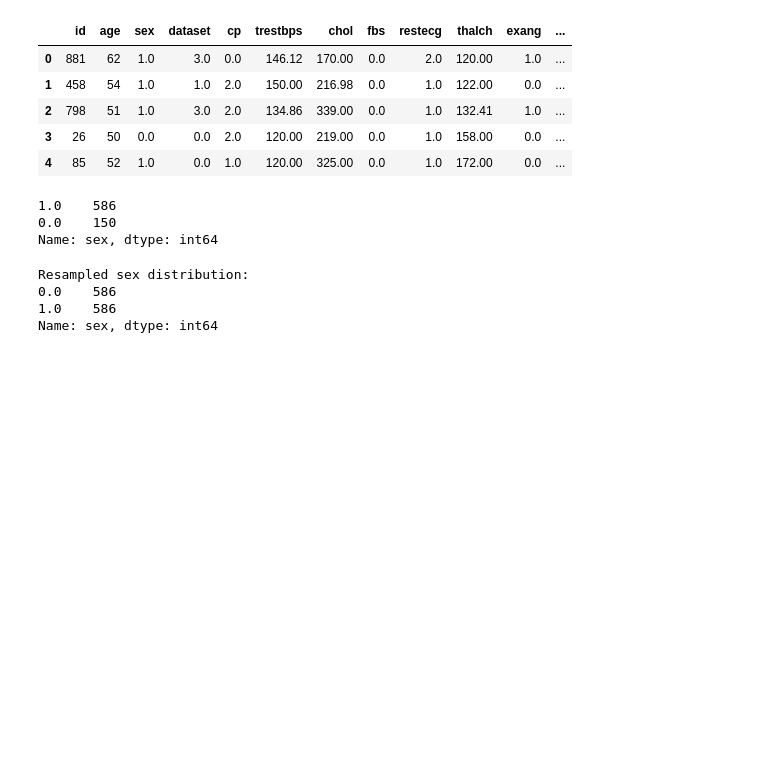
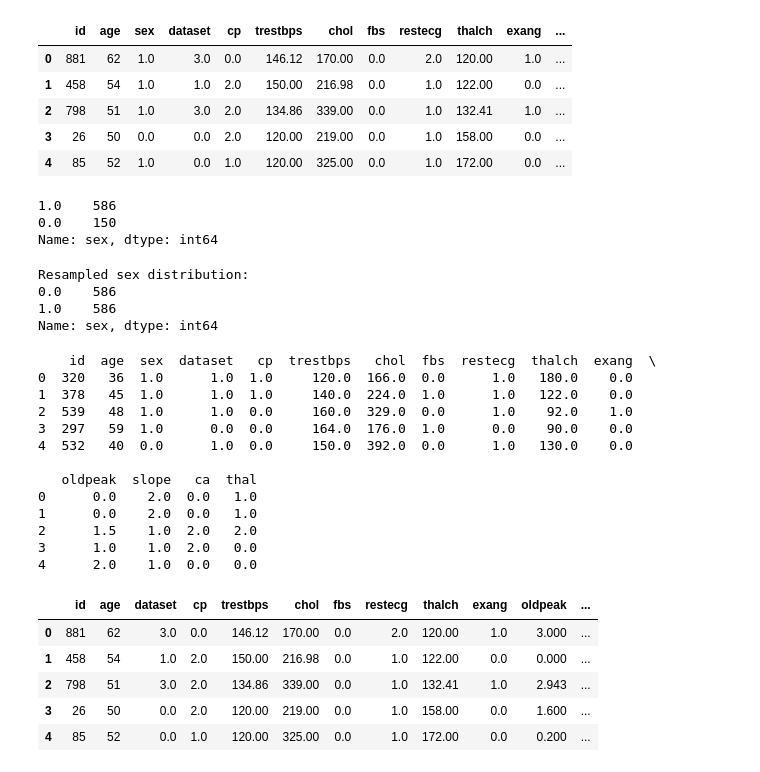
Before and after one commit to saurav1066/Analysis_of_tabular_data, a Jupyter notebook: notebooks/smote.ipynb, the cells around one changed output. Drawn from its saved outputs; the diff is of its cells as text; code cells hidden in the pictures; blank space fills up the shorter version.

```diff
--- a/notebooks/smote.ipynb
+++ b/notebooks/smote.ipynb
@@ -28,8 +28,8 @@ X_train = train_data.drop(columns=['sex'])
 y_train = train_data['sex']
 # %%
 # separating the independent and dependent variables in test data
-X_test = test_data.drop(columns=['sex'])
-y_test = test_data['sex']
+X_test = test_data.drop(columns=['num'])
+y_test = test_data['num']
 # %%
 from imblearn.over_sampling import SMOTE
 
@@ -48,3 +48,29 @@ Resampled sex distribution:
 0.0    586
 1.0    586
 Name: sex, dtype: int64
+# %%
+# separating num as target
+y_train = df_resampled['num']
+X_train = df_resampled.drop(columns=['num'])
+print(X_test.head())
+X_train.head()
+# %% [output]
+    id  age  sex  dataset   cp  trestbps   chol  fbs  restecg  thalch  exang  \
+0  320   36  1.0      1.0  1.0     120.0  166.0  0.0      1.0   180.0    0.0
+1  378   45  1.0      1.0  1.0     140.0  224.0  1.0      1.0   122.0    0.0
+2  539   48  1.0      1.0  0.0     160.0  329.0  0.0      1.0    92.0    1.0
+3  297   59  1.0      0.0  0.0     164.0  176.0  1.0      0.0    90.0    0.0
+4  532   40  0.0      1.0  0.0     150.0  392.0  0.0      1.0   130.0    0.0
+
+   oldpeak  slope   ca  thal
+0      0.0    2.0  0.0   1.0
+1      0.0    2.0  0.0   1.0
+2      1.5    1.0  2.0   2.0
+3      1.0    1.0  2.0   0.0
+4      2.0    1.0  0.0   0.0
+|  | id | age | dataset | cp | trestbps | chol | fbs | restecg | thalch | exang | oldpeak | ... |
+| 0 | 881 | 62 | 3.0 | 0.0 | 146.12 | 170.00 | 0.0 | 2.0 | 120.00 | 1.0 | 3.000 | ... |
+| 1 | 458 | 54 | 1.0 | 2.0 | 150.00 | 216.98 | 0.0 | 1.0 | 122.00 | 0.0 | 0.000 | ... |
+| 2 | 798 | 51 | 3.0 | 2.0 | 134.86 | 339.00 | 0.0 | 1.0 | 132.41 | 1.0 | 2.943 | ... |
+| 3 | 26 | 50 | 0.0 | 2.0 | 120.00 | 219.00 | 0.0 | 1.0 | 158.00 | 0.0 | 1.600 | ... |
+| 4 | 85 | 52 | 0.0 | 1.0 | 120.00 | 325.00 | 0.0 | 1.0 | 172.00 | 0.0 | 0.200 | ... |
```
Also changed, not shown: parts of 3 cells of this notebook, 1 other file.
